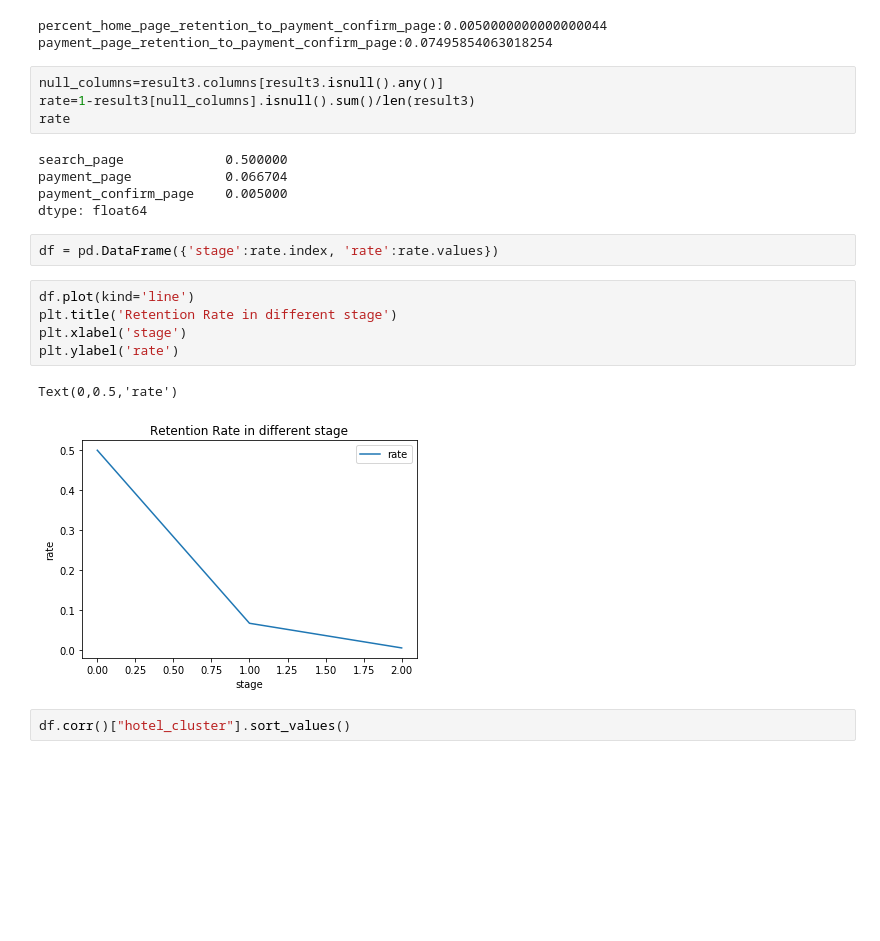
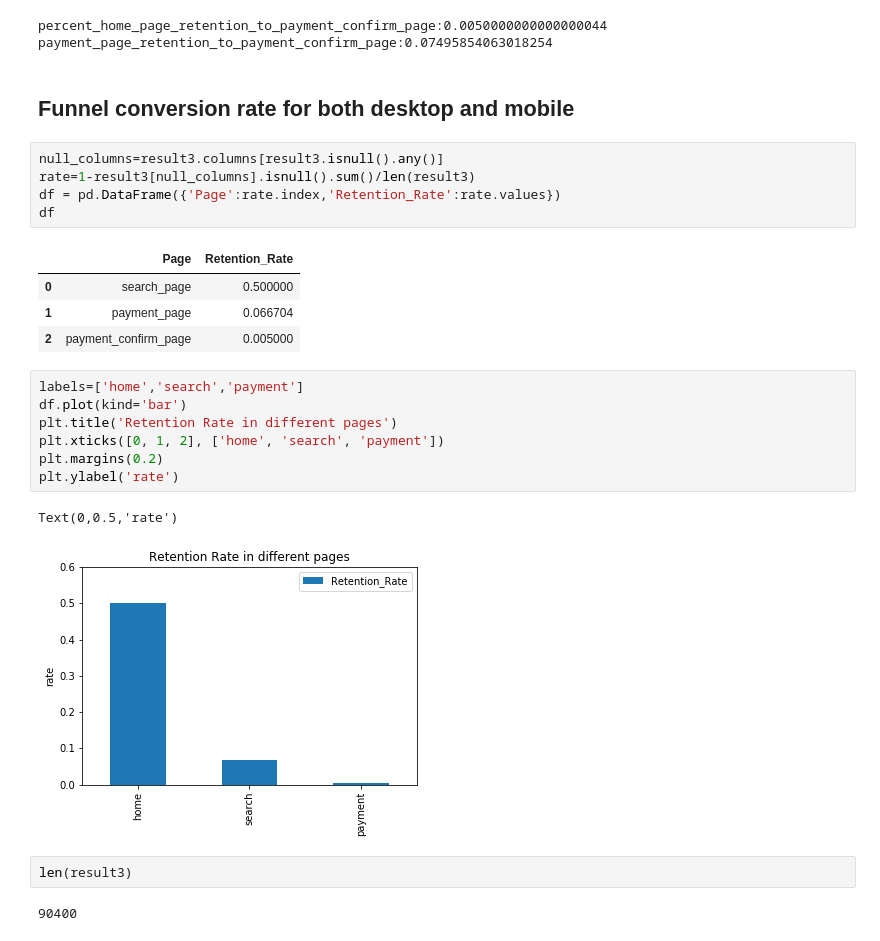
Before and after one commit to whitney218/Data-Science-Take-Home-Challenges, a Jupyter notebook: 5. Funnel Analysis.ipynb, the cells around one changed output. Saved outputs shown, nothing was run; the diff lists cells and outputs as text; blank space fills up the shorter version.

```diff
--- a/5. Funnel Analysis.ipynb
+++ b/5. Funnel Analysis.ipynb
@@ -155,24 +157,29 @@ print("payment_page_retention_to_payment_confirm_page:{}".format(purchase_rate/r
 # %% [output]
 percent_home_page_retention_to_payment_confirm_page:0.0050000000000000044
 payment_page_retention_to_payment_confirm_page:0.07495854063018254
+# %% [markdown]
+## Funnel conversion rate for both desktop and mobile
 # %%
 null_columns=result3.columns[result3.isnull().any()]
 rate=1-result3[null_columns].isnull().sum()/len(result3)
-rate
+df = pd.DataFrame({'Page':rate.index,'Retention_Rate':rate.values})
+df
 # %% [output]
-search_page             0.500000
-payment_page            0.066704
-payment_confirm_page    0.005000
-dtype: float64
+|  | Page | Retention_Rate |
+| 0 | search_page | 0.500000 |
+| 1 | payment_page | 0.066704 |
+| 2 | payment_confirm_page | 0.005000 |
-# %%
-df = pd.DataFrame({'stage':rate.index, 'rate':rate.values})
 # %%
-df.plot(kind='line')
-plt.title('Retention Rate in different stage')
-plt.xlabel('stage')
+labels=['home','search','payment']
+df.plot(kind='bar')
+plt.title('Retention Rate in different pages')
+plt.xticks([0, 1, 2], ['home', 'search', 'payment'])
+plt.margins(0.2)
 plt.ylabel('rate')
 # %% [output]
 Text(0,0.5,'rate')
-[figure, old version]
+[figure, new version]
-# %%
-df.corr()["hotel_cluster"].sort_values()
+# %%
+len(result3)
+# %% [output]
+90400
```
Also changed, not shown: parts of 14 cells of this notebook.
